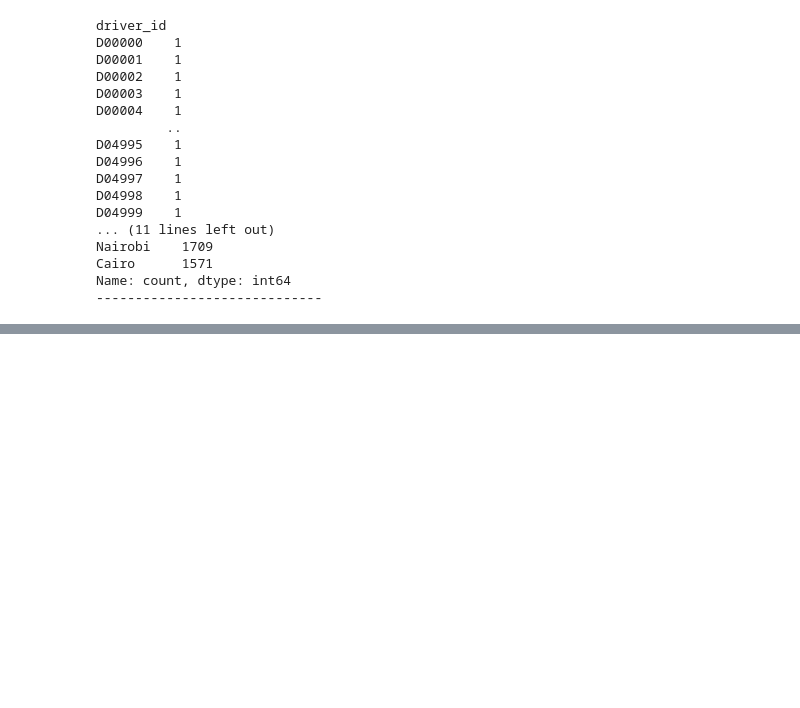
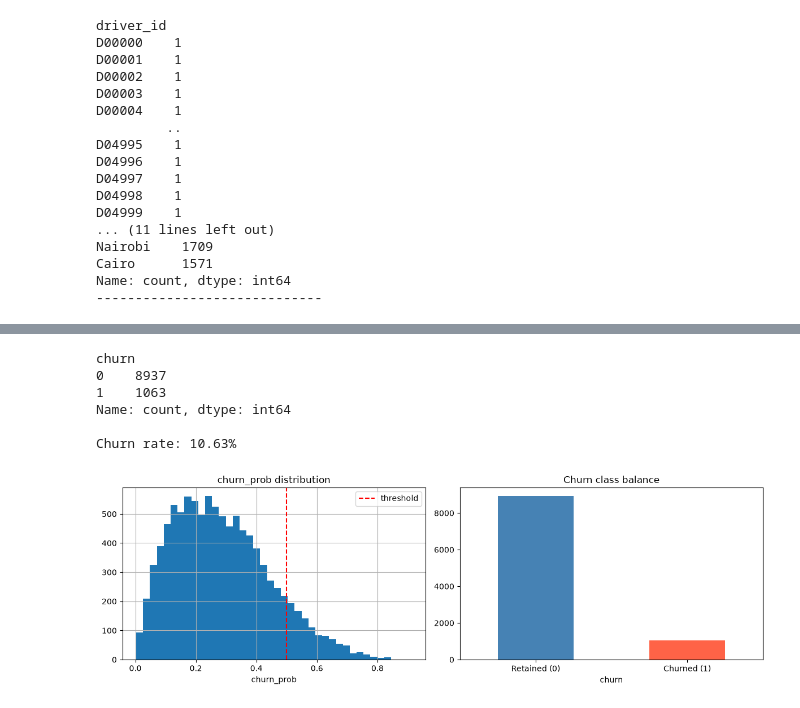
Before and after one commit to esosaomwanghe/ridewise_churnprediction, a Jupyter notebook: notebook/eda.ipynb, the cells around one changed output, grey strips where cells are left out. Saved outputs shown, nothing was run; the diff lists cells and outputs as text; code cells hidden in the pictures; blank space fills up the shorter version.

Commit message:
eda for riders completed

```diff
--- a/notebook/eda.ipynb
+++ b/notebook/eda.ipynb
@@ -309,0 +323,10 @@ Name: count, dtype: int64
+# %%
+# EDA FOR RIDERS DATASET
+import matplotlib.pyplot as plt
+import seaborn as sns
+
+riders = pd.read_csv('../data/processed/riders_cleaned.csv', parse_dates=['signup_date'])
+riders['churn'] = (riders['churn_prob'] >= 0.5).astype(int)
+
+print(riders.shape)
+riders.head()
@@ -309,0 +341,29 @@ Name: count, dtype: int64
+# %%
+# Overall churn rate
+churn_counts = riders['churn'].value_counts()
+print(churn_counts)
+print(f"\nChurn rate: {riders['churn'].mean():.2%}")
+# %% [output]
+churn
+0    8937
+1    1063
+Name: count, dtype: int64
+
+Churn rate: 10.63%
+# %%
+# Churn_probability distribution
+fig, axes = plt.subplots(1, 2, figsize=(12, 4))
+
+riders['churn_prob'].hist(bins=40, ax=axes[0])
+axes[0].axvline(0.5, color='red', linestyle='--', label='threshold')
+axes[0].set_title('churn_prob distribution')
+axes[0].set_xlabel('churn_prob')
+axes[0].legend()
+
+riders['churn'].value_counts().plot(kind='bar', ax=axes[1], color=['steelblue', 'tomato'])
+axes[1].set_title('Churn class balance')
+axes[1].set_xticklabels(['Retained (0)', 'Churned (1)'], rotation=0)
+plt.tight_layout()
+plt.show()
+# %% [output]
+[figure, added]
```
Also changed, not shown: parts of 16 cells of this notebook.
